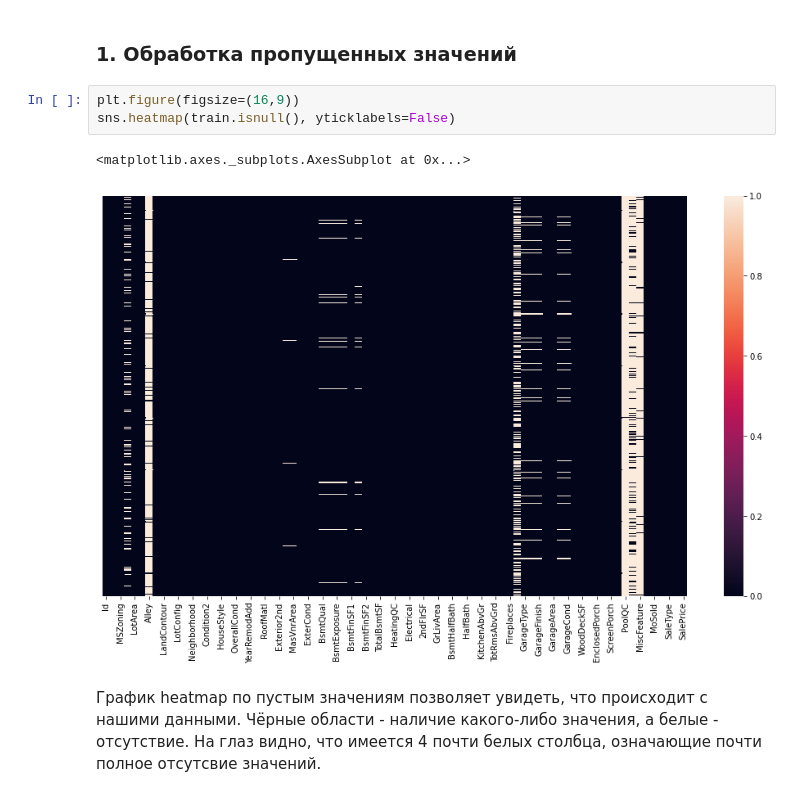
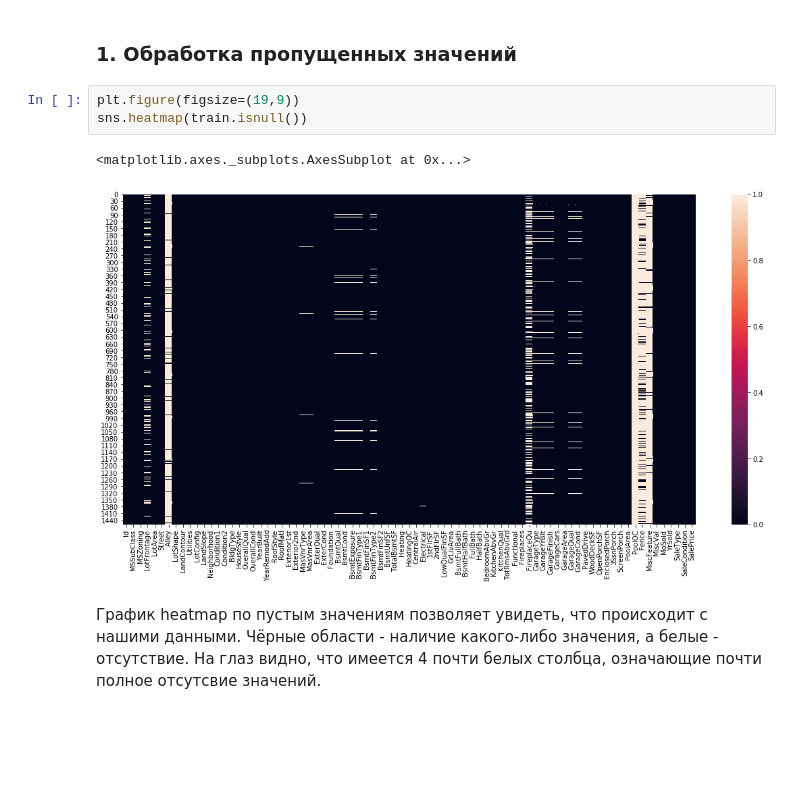
Before and after one commit to Nikita-lys/kaggle-house-prices, a Jupyter notebook: main.ipynb, the cells around one changed output. Drawn from its saved outputs; the diff is of its cells as text; blank space fills up the shorter version.

```diff
--- a/main.ipynb
+++ b/main.ipynb
@@ -135,11 +141,11 @@ len(object_columns)
 # %% [markdown]
 ### 1. Обработка пропущенных значений
 # %%
-plt.figure(figsize=(16,9))
-sns.heatmap(train.isnull(), yticklabels=False)
+plt.figure(figsize=(19,9))
+sns.heatmap(train.isnull())
 # %% [output]
 <matplotlib.axes._subplots.AxesSubplot at 0x...>
-[figure, old version]
+[figure, new version]
 # %% [markdown]
 График heatmap по пустым значениям позволяет увидеть, что происходит с нашими данными. Чёрные области - наличие какого-либо значения, а белые - отсутствие. На глаз видно, что имеется 4 почти белых столбца, означающие почти полное отсутсвие значений.
 # %%
```
Also changed, not shown: parts of 113 cells of this notebook.
